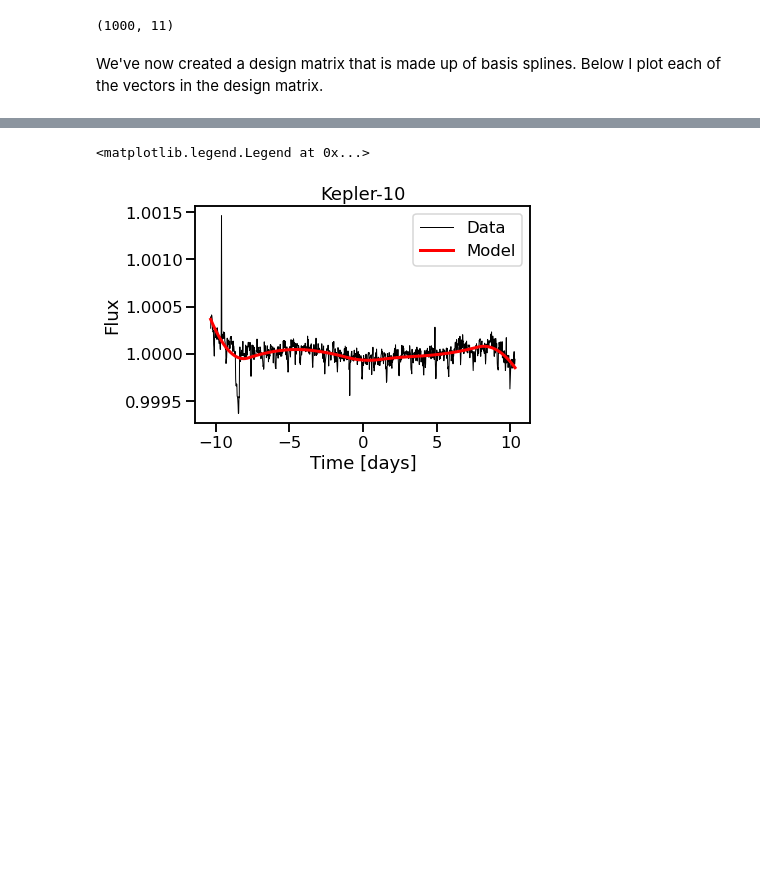
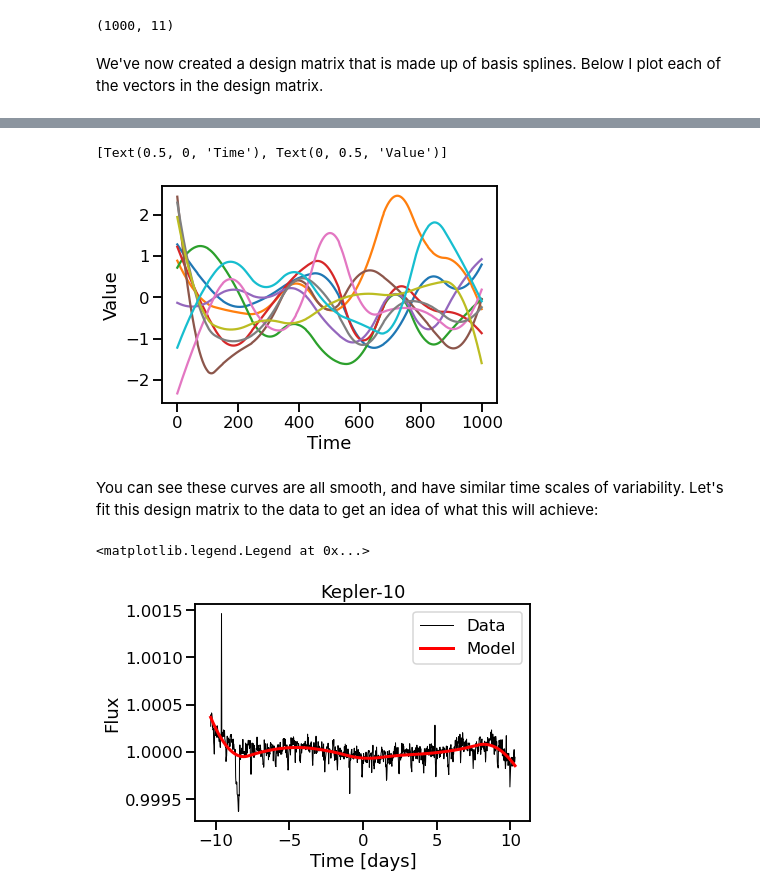
Before and after one commit to christinahedges/BuildingFastLinearModels, a Jupyter notebook: docs/1-3_real-life-linear-models.ipynb, the cells around one changed output, grey strips where cells are left out. Drawn from its saved outputs; the diff is of its cells as text; code cells hidden in the pictures; blank space fills up the shorter version.

```diff
--- a/docs/1-3_real-life-linear-models.ipynb
+++ b/docs/1-3_real-life-linear-models.ipynb
@@ -255,3 +266,12 @@ Let's fit this design matrix to the data to get an idea of what this will achiev
+# %%
+fig, ax = plt.subplots()
+ax.plot(A_spline.dot(np.random.normal(size=(A_spline.shape[1], 10))));
+ax.set(xlabel="Time", ylabel="Value")
+# %% [output]
+[Text(0.5, 0, 'Time'), Text(0, 0.5, 'Value')]
+[figure, added]
+# %% [markdown]
+You can see these curves are all smooth, and have similar time scales of variability. Let's fit this design matrix to the data to get an idea of what this will achieve:
 # %%
 w = np.linalg.solve(A_spline.T.dot(A_spline), A_spline.T.dot(y))
 
```
Also changed, not shown: parts of 51 cells of this notebook, 5 other files.
